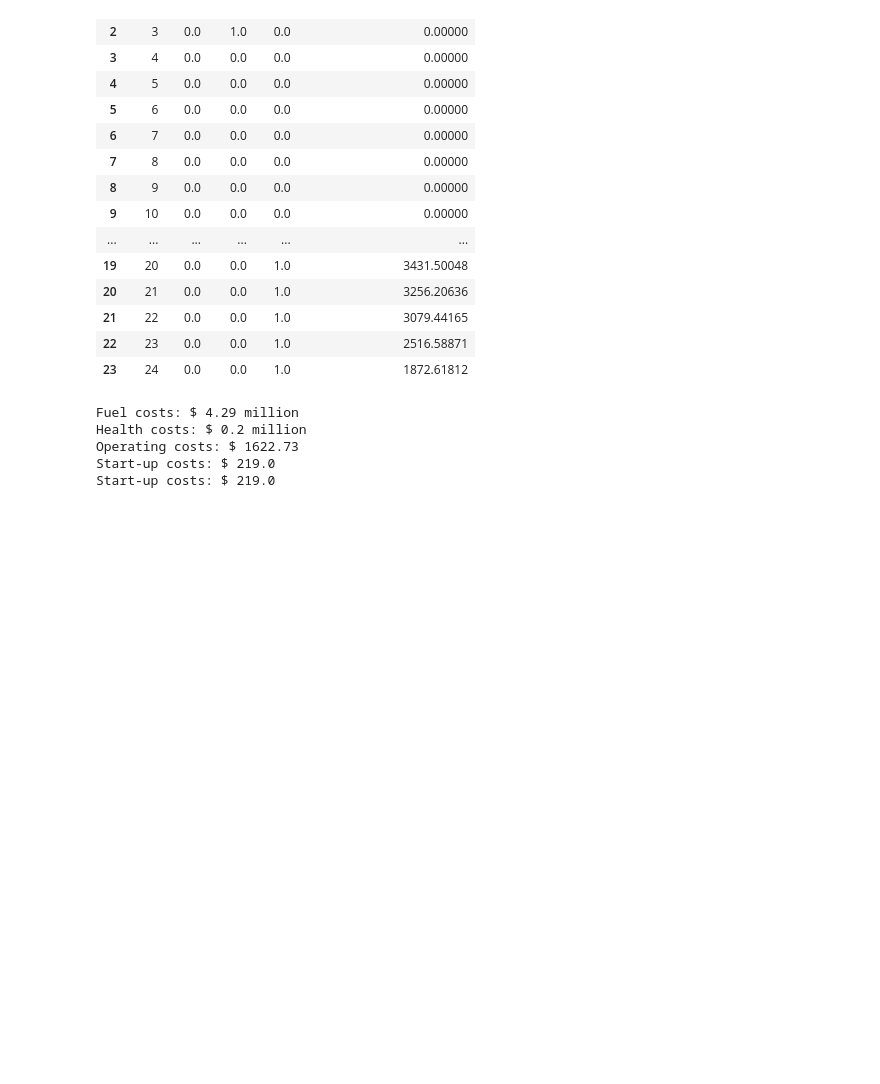
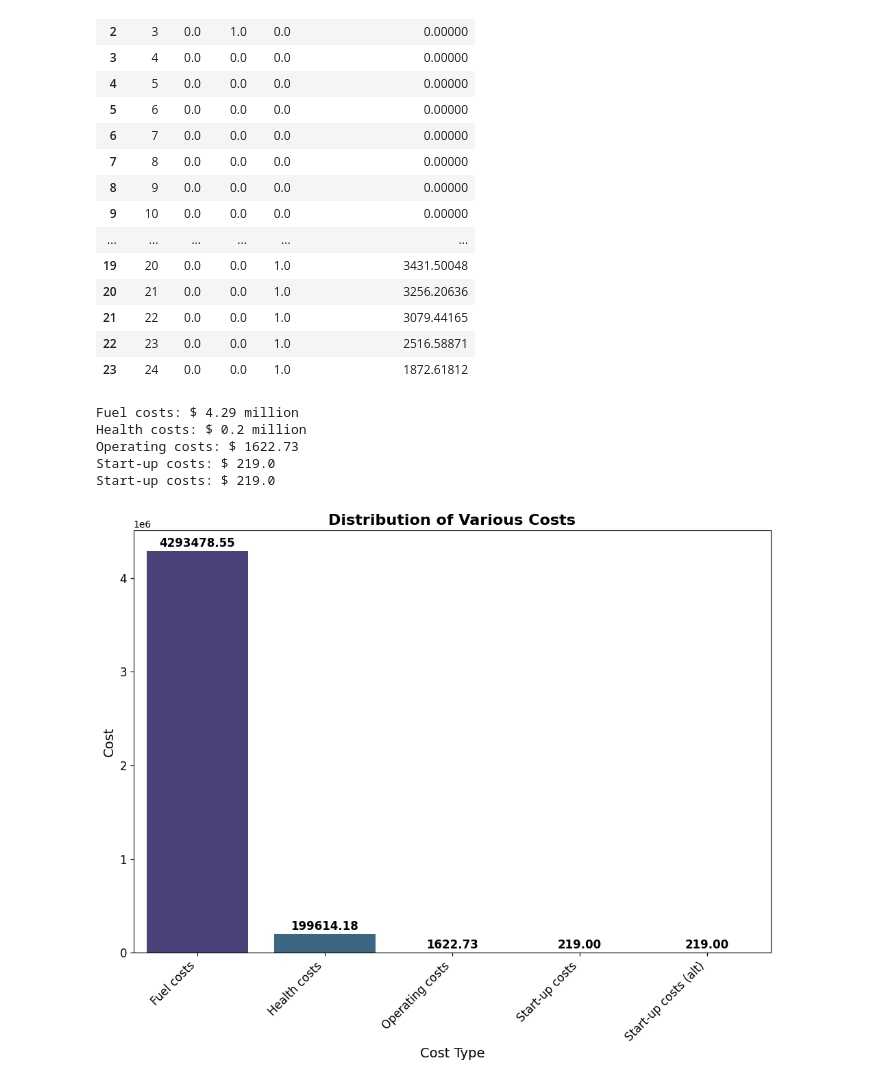
Before and after one commit to EthanFajnkuchen/generation-schedule-optimization, a Jupyter notebook: final_project.ipynb, the cells around one changed output. Cells and saved outputs as stored; diff of their text form; code cells hidden in the pictures; blank space fills up the shorter version.

Commit message:
add visualisation for costs

```diff
--- a/final_project.ipynb
+++ b/final_project.ipynb
@@ -539,3 +538,35 @@ Health costs: $ 0.2 million
 Operating costs: $ 1622.73
 Start-up costs: $ 219.0
 Start-up costs: $ 219.0
+# %%
+
+# Assuming the variables f, z, a, o, u, s, v, w, P, and H are already defined in your environment
+
+# Calculating the costs
+fuel_costs = round(sum(f[i] * z[i, h].X for i in P for h in H), 2)
+health_costs = round(sum(a[i, h] * z[i, h].X for i in P for h in H), 2)
+operating_costs = round(sum(o[i] * u[i, h].X for i in P for h in H), 2)
+start_up_costs = round(sum(s[i] * v[i, h].X for i in P for h in H), 2)
+shut_down_costs = round(sum(s[i] * w[i, h].X for i in P for h in H), 2)
+
+costs = [fuel_costs, health_costs, operating_costs, start_up_costs, shut_down_costs]
+labels = ['Fuel costs', 'Health costs', 'Operating costs', 'Start-up costs', 'Start-up costs (alt)']
+
+# Creating a prettier pie chart using seaborn color palette
+colors = sns.color_palette('viridis')[0:len(costs)]
+fig, ax = plt.subplots(figsize=(12, 8), facecolor='white')
+bars = sns.barplot(x=labels, y=costs, palette='viridis', ax=ax)
+for bar, cost in zip(bars.patches, costs):
+    bars.annotate(format(cost, '.2f'),
+    (bar.get_x() + bar.get_width() / 2, bar.get_height()),
+    ha='center', va='center', size=12, xytext=(0, 8),
+    textcoords='offset points', weight='bold', color='black')
+
+plt.title('Distribution of Various Costs', fontsize=16, weight='bold')
+plt.ylabel('Cost', fontsize=14)
+plt.xlabel('Cost Type', fontsize=14)
+plt.xticks(rotation=45, ha='right', fontsize=12)
+plt.yticks(fontsize=12)
+plt.show()
+# %% [output]
+[figure, added]
```
Also changed, not shown: parts of 1 cell of this notebook.
